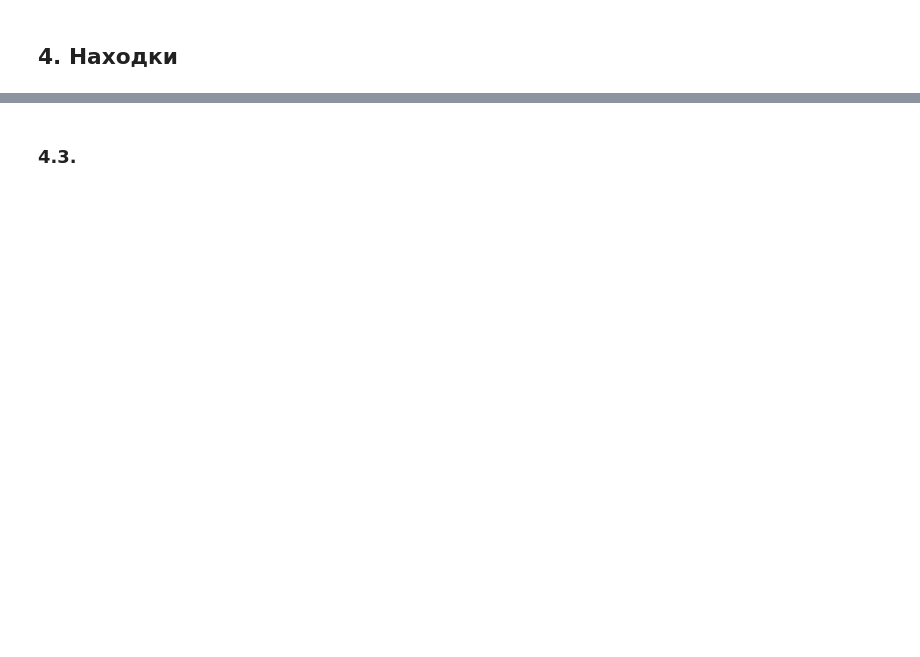
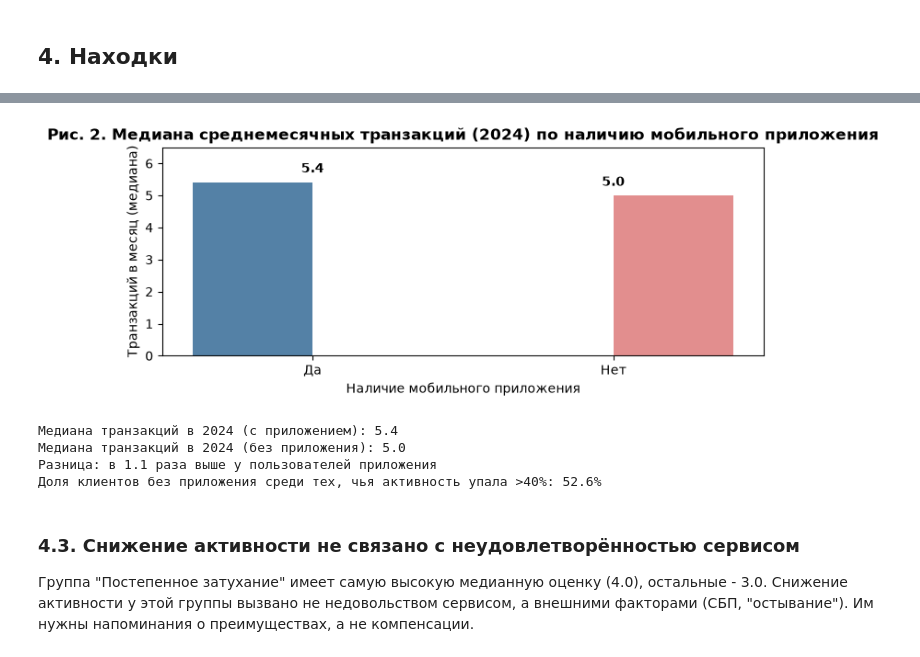
Before and after one commit to S4pph1reee/Andrew_Goncharenok_Lab1, a Jupyter notebook: notebooks/02_report.ipynb, the cells around one changed output, grey strips where cells are left out. Drawn from its saved outputs; the diff is of its cells as text; code cells hidden in the pictures; blank space fills up the shorter version.

```diff
--- a/notebooks/02_report.ipynb
+++ b/notebooks/02_report.ipynb
@@ -55,2 +112,51 @@ clean = pd.read_parquet("clean_data.parquet")
+# %%
+plt.close('all')
+fig, ax = plt.subplots(figsize=(7, 3), layout='constrained')
+
+# Сравнение медианы транзакций в 2024 по наличию приложения
+app_stats = df_model.groupby('has_mobile_app')['txn_monthly_2024'].median().reset_index()
+
+sns.barplot(
+    data=app_stats,
+    x='has_mobile_app',
+    y='txn_monthly_2024',
+    ax=ax,
+    hue='has_mobile_app',
+    palette=['steelblue', 'lightcoral'],
+    legend=False
+)
+
+ax.set_title('Рис. 2. Медиана среднемесячных транзакций (2024) по наличию мобильного приложения', fontsize=12, fontweight='bold')
+ax.set_xlabel('Наличие мобильного приложения')
+ax.set_ylabel('Транзакций в месяц (медиана)')
+
+ax.set_ylim(0, 6.5)
+
+# Добавляем значения на столбцы
+for i, v in enumerate(app_stats['txn_monthly_2024']):
+    ax.text(i, v + 0.3, f'{v:.1f}', ha='center', fontweight='bold')
+
+plt.show()
+
+# Вывод цифр для текста
+median_with_app = df_model[df_model['has_mobile_app'] == 'Да']['txn_monthly_2024'].median()
+median_without_app = df_model[df_model['has_mobile_app'] == 'Нет']['txn_monthly_2024'].median()
+ratio = median_with_app / median_without_app if median_without_app > 0 else 0
+
+print(f"Медиана транзакций в 2024 (с приложением): {median_with_app:.1f}")
+print(f"Медиана транзакций в 2024 (без приложения): {median_without_app:.1f}")
+print(f"Разница: в {ratio:.1f} раза выше у пользователей приложения")
+
+# Доля клиентов без приложения среди тех, у кого активность упала >40%
+drop_40 = df_model[df_model['txn_drop_ratio'] > 0.40]
+share_no_app_in_drop = (drop_40['has_mobile_app'] == 'Нет').mean() * 100
+print(f"Доля клиентов без приложения среди тех, чья активность упала >40%: {share_no_app_in_drop:.1f}%")
+# %% [output]
+[figure, added]
+Медиана транзакций в 2024 (с приложением): 5.4
+Медиана транзакций в 2024 (без приложения): 5.0
+Разница: в 1.1 раза выше у пользователей приложения
+Доля клиентов без приложения среди тех, чья активность упала >40%: 52.6%
 # %% [markdown]
-### 4.3.
+### 4.3. Снижение активности не связано с неудовлетворённостью сервисом
+Группа "Постепенное затухание" имеет самую высокую медианную оценку (4.0), остальные - 3.0. Снижение активности у этой группы вызвано не недовольством сервисом, а внешними факторами (СБП, "остывание"). Им нужны напоминания о преимуществах, а не компенсации.
```
Also changed, not shown: parts of 18 cells of this notebook, 5 other files.
